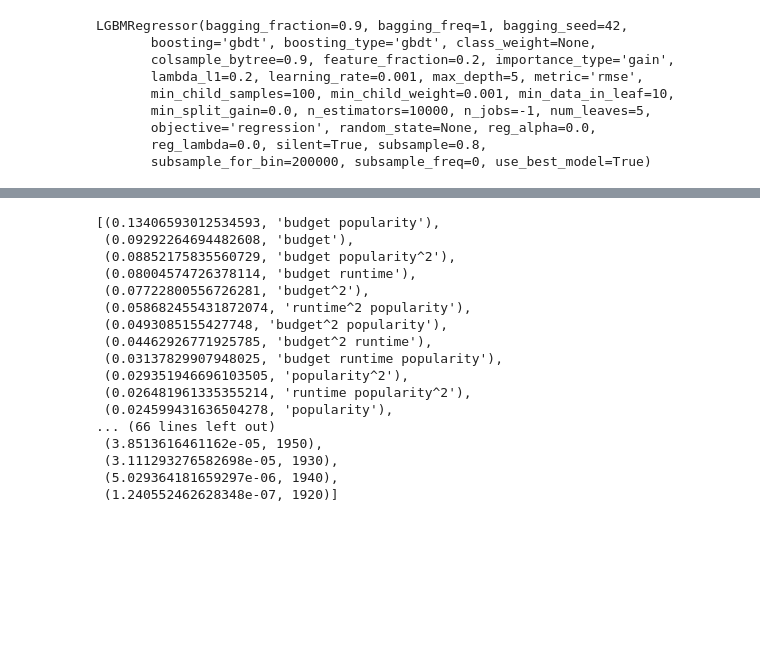
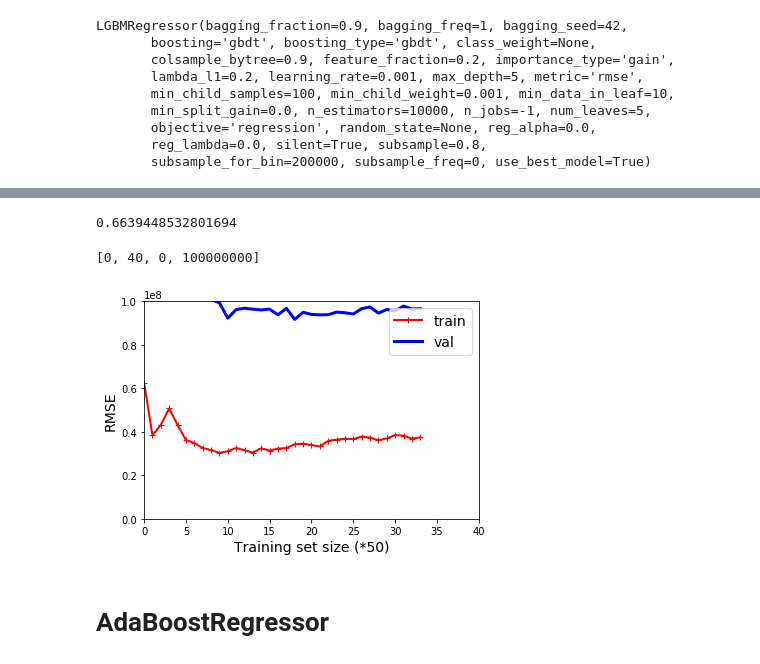
Before and after one commit to Jan-Majewski/Kaggle, a Jupyter notebook: 01_TMBD_Box-revenue_fighting_overfit.ipynb, the cells around one changed output, grey strips where cells are left out. Drawn from its saved outputs; the diff is of its cells as text; code cells hidden in the pictures; blank space fills up the shorter version.

```diff
--- a/01_TMBD_Box-revenue_fighting_overfit.ipynb
+++ b/01_TMBD_Box-revenue_fighting_overfit.ipynb
@@ -1157,0 +810,2 @@ forest_reg_poly.score(X_test_poly, y_test)
+# %%
+gbrt.fit(X_train_prep, y_train)
@@ -1158,8 +821,13 @@ forest_reg_poly.score(X_test_poly, y_test)
+# %%
+param_grid = [
+    {'n_estimators':[30,90], "max_features":[4,6,8,16],"min_samples_leaf":[3,9,27], "max_depth":[9,15,20]},
+
+]
 # %%
-forest_reg=RandomForestRegressor (random_state=10)
+gbrt=GradientBoostingRegressor(random_state=10)
 
-grid_search = GridSearchCV(forest_reg, param_grid, cv=5,
+grid_search = GridSearchCV(gbrt, param_grid, cv=5,
                           scoring='neg_mean_squared_error',return_train_score=True)
 
-grid_search.fit(X_train_poly, y_train)
+grid_search.fit(X_train_prep, y_train)
 # %% [output]
@@ -1197,0 +849,2 @@ grid_search.best_params_
+# %%
+gbrt = grid_search.best_estimator_
@@ -1203,20 +899,13 @@ attributes = X_train_poly.columns
-# %%
-sorted(zip(feature_importances, attributes), reverse=True)
-# %% [output]
-[(0.13406593012534593, 'budget popularity'),
- (0.09292264694482608, 'budget'),
- (0.08852175835560729, 'budget popularity^2'),
- (0.08004574726378114, 'budget runtime'),
- (0.07722800556726281, 'budget^2'),
- (0.058682455431872074, 'runtime^2 popularity'),
- (0.0493085155427748, 'budget^2 popularity'),
- (0.04462926771925785, 'budget^2 runtime'),
- (0.03137829907948025, 'budget runtime popularity'),
- (0.029351946696103505, 'popularity^2'),
- (0.026481961335355214, 'runtime popularity^2'),
- (0.024599431636504278, 'popularity'),
-... (66 lines left out)
- (3.8513616461162e-05, 1950),
- (3.111293276582698e-05, 1930),
- (5.029364181659297e-06, 1940),
- (1.240552462628348e-07, 1920)]
+# %%
+gbrt.score(X_test_prep, y_test)
+# %% [output]
+0.6639448532801694
+# %%
+plot_learning_curves(gbrt, X_train_prep.values, y_train)
+plt.axis([0, 40, 0, 100000000])                         # not shown in the book
+plt.show()
+# %% [output]
+[0, 40, 0, 100000000]
+[figure, added]
+# %% [markdown]
+# AdaBoostRegressor
```
Also changed, not shown: parts of 115 cells of this notebook.
